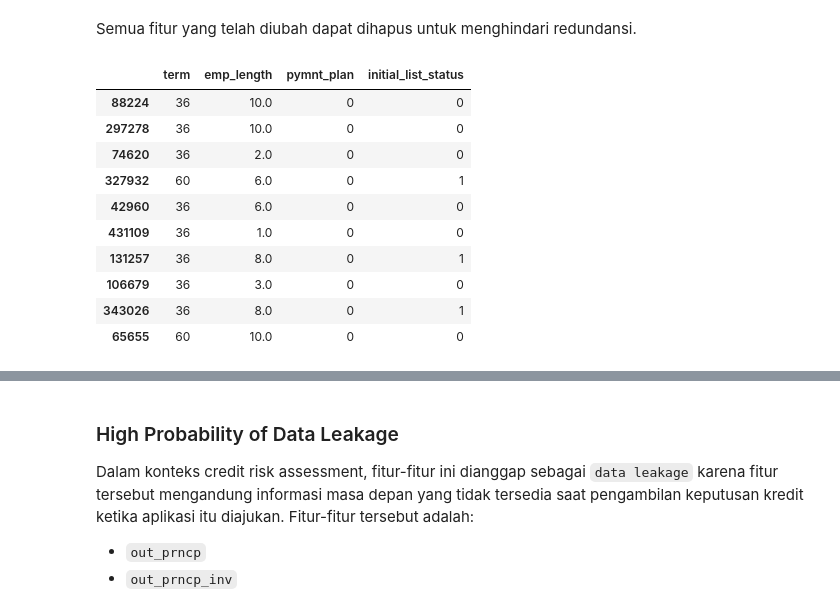
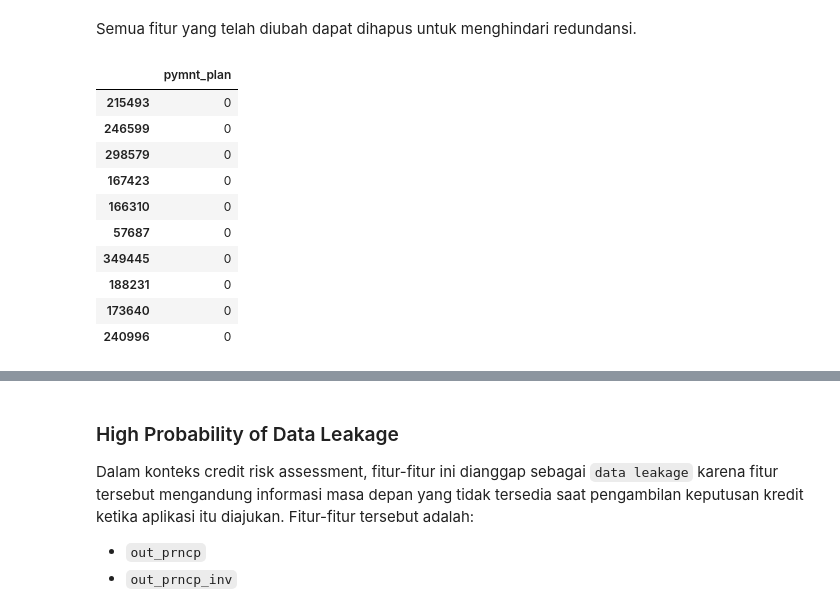
Before and after one commit to rbennum/rakamin_idxpartners_ds_project, a Jupyter notebook: notebooks/01_ingestion_and_cleaning.ipynb, the cells around one changed output, grey strips where cells are left out. Saved outputs shown, nothing was run; the diff lists cells and outputs as text; code cells hidden in the pictures.

```diff
--- a/notebooks/01_ingestion_and_cleaning.ipynb
+++ b/notebooks/01_ingestion_and_cleaning.ipynb
@@ -66,7 +66,7 @@ Selain mengurangi jumlah fitur, saya juga perlu mengubah fitur-fitur kategorikal
 
 Fitur-fitur yang tergolong dalam kategori ini adalah `id`, `member_id`, `url`, `desc`, `policy_code`, `Unnamed: 0`, `emp_title`, `title`, dan `zip_code`.
 # %%
-df = df.drop(columns=['id', 'member_id', 'url', 'desc', 'policy_code', '', 'emp_title', 'title', 'zip_code'])
+df = df.drop(columns=['id', 'member_id', 'url', 'desc', 'policy_code', 'Unnamed: 0', 'emp_title', 'title', 'zip_code'])
 skim_result = utils.skim_data(df)
 
 skim_result
@@ -179,4 +176,0 @@ Terdapat beberapa fitur kategorikal yang dapat diubah menjadi numerik, yaitu `te
-# %%
-df['term_int'] = df['term'].str.replace(' months', '').str.strip().astype(int)
-
-display(df[['term', 'term_int']].sample(10))
@@ -197,7 +176,0 @@ display(df[['term', 'term_int']].sample(10))
-# %%
-df['emp_length_int'] = df['emp_length'].str.replace('< 1 year', '0')
-df['emp_length_int'] = df['emp_length_int'].str.replace('10+ years', '10')
-df['emp_length_int'] = df['emp_length_int'].str.extract('(\\d+)')
-df['emp_length_int'] = df['emp_length_int'].astype(float)
-
-display(df[['emp_length', 'emp_length_int']].sample(10))
@@ -236,4 +194,0 @@ display(df[['pymnt_plan', 'pymnt_plan_flag']].sample(10))
-# %%
-df['initial_list_status_flag'] = df['initial_list_status'].map({'w': 1, 'f': 0})
-
-display(df[['initial_list_status', 'initial_list_status_flag']].sample(10))
@@ -271,33 +214,29 @@ display(df[['issue_d', 'issue_d_date', 'earliest_cr_line', 'earliest_cr_line_dat
 # %% [markdown]
 Semua fitur yang telah diubah dapat dihapus untuk menghindari redundansi.
 # %%
-unused_features = ['term', 'emp_length', 'pymnt_plan', 'initial_list_status',
-                   'issue_d', 'earliest_cr_line']
+unused_features = ['pymnt_plan', 'issue_d', 'earliest_cr_line']
 df = df.drop(columns=unused_features)
 
 # rename the converted features to its original names
 df = df.rename(columns={
-    'term_int': 'term',
-    'emp_length_int': 'emp_length',
     'pymnt_plan_flag': 'pymnt_plan',
-    'initial_list_status_flag': 'initial_list_status'
 })
 
 display(
-    df[['term', 'emp_length', 'pymnt_plan', 'initial_list_status']].sample(10)
+    df[['pymnt_plan']].sample(10)
 )
 # %% [output]
-|  | term | emp_length | pymnt_plan | initial_list_status |
-| 88224 | 36 | 10.0 | 0 | 0 |
-| 297278 | 36 | 10.0 | 0 | 0 |
-| 74620 | 36 | 2.0 | 0 | 0 |
-| 327932 | 60 | 6.0 | 0 | 1 |
-| 42960 | 36 | 6.0 | 0 | 0 |
-| 431109 | 36 | 1.0 | 0 | 0 |
-| 131257 | 36 | 8.0 | 0 | 1 |
-| 106679 | 36 | 3.0 | 0 | 0 |
-| 343026 | 36 | 8.0 | 0 | 1 |
-| 65655 | 60 | 10.0 | 0 | 0 |
+|  | pymnt_plan |
+| 215493 | 0 |
+| 246599 | 0 |
+| 298579 | 0 |
+| 167423 | 0 |
+| 166310 | 0 |
+| 57687 | 0 |
+| 349445 | 0 |
+| 188231 | 0 |
+| 173640 | 0 |
+| 240996 | 0 |
 # %%
 skim_result = utils.skim_data(df)
 
```
Also changed, not shown: parts of 20 cells of this notebook, 4 other files.
